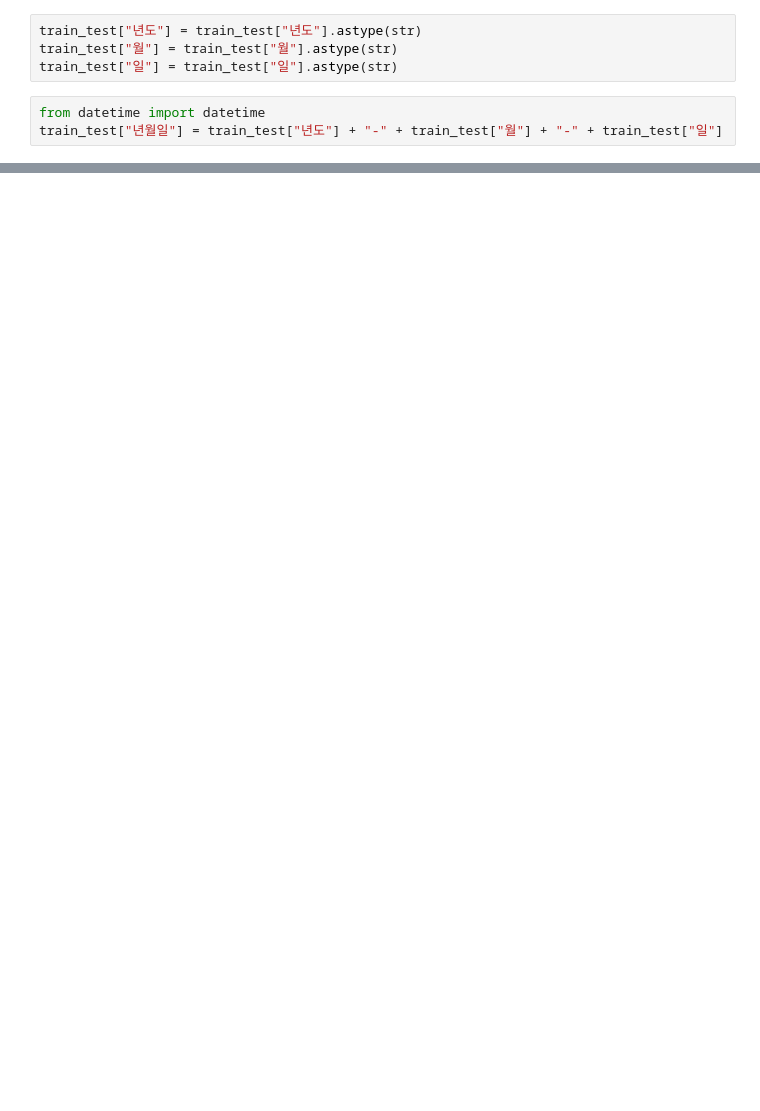
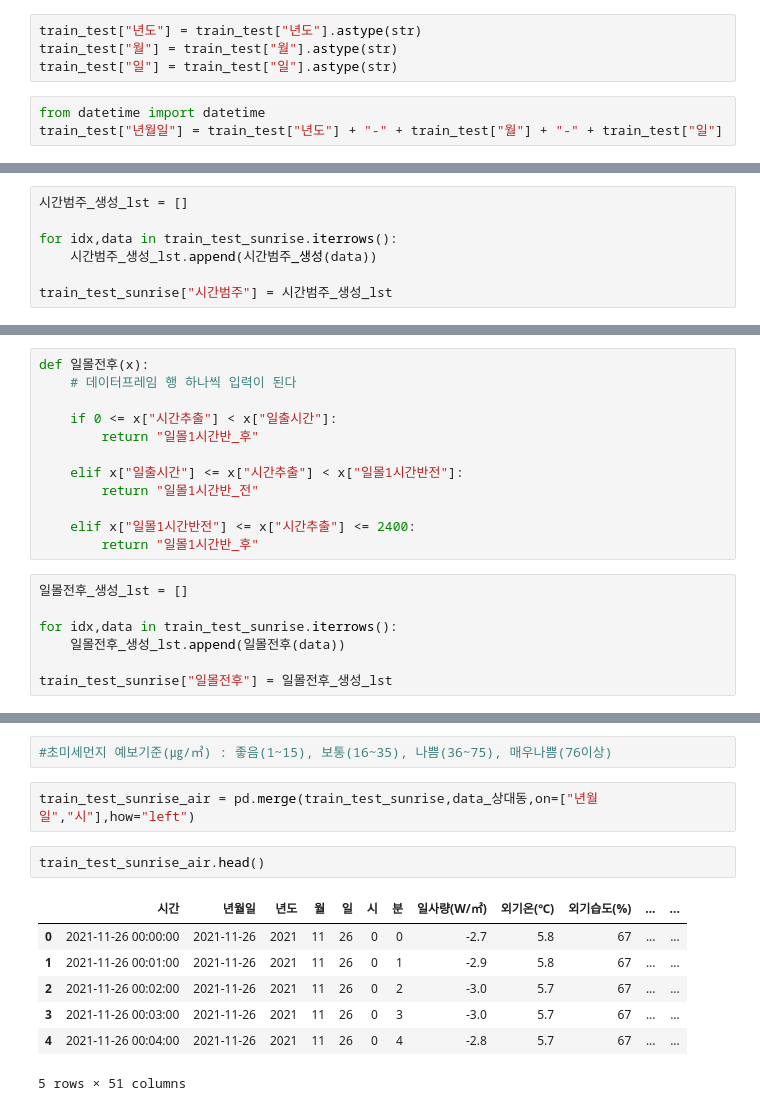
Before and after one commit to yxbxn/smart_farm, a Jupyter notebook: Code/추가변수 수집.ipynb, the cells around one changed output, grey strips where cells are left out. Drawn from its saved outputs; the diff is of its cells as text; blank space fills up the shorter version.

```diff
--- a/Code/추가변수 수집.ipynb
+++ b/Code/추가변수 수집.ipynb
@@ -703,0 +766,7 @@ train_test_sunrise.head(3)
+# %%
+시간범주_생성_lst = []
+
+for idx,data in train_test_sunrise.iterrows():
+    시간범주_생성_lst.append(시간범주_생성(data))
+
+train_test_sunrise["시간범주"] = 시간범주_생성_lst
@@ -703,0 +775,19 @@ train_test_sunrise.head(3)
+# %%
+def 일몰전후(x):
+    # 데이터프레임 행 하나씩 입력이 된다
+
+    if 0 <= x["시간추출"] < x["일출시간"]:
+        return "일몰1시간반_후"
+
+    elif x["일출시간"] <= x["시간추출"] < x["일몰1시간반전"]:
+        return "일몰1시간반_전"
+
+    elif x["일몰1시간반전"] <= x["시간추출"] <= 2400:
+        return "일몰1시간반_후"
+# %%
+일몰전후_생성_lst = []
+
+for idx,data in train_test_sunrise.iterrows():
+    일몰전후_생성_lst.append(일몰전후(data))
+
+train_test_sunrise["일몰전후"] = 일몰전후_생성_lst
@@ -703,0 +816,14 @@ train_test_sunrise.head(3)
+# %%
+#초미세먼지 예보기준(㎍/㎥) : 좋음(1~15), 보통(16~35), 나쁨(36~75), 매우나쁨(76이상)
+# %%
+train_test_sunrise_air = pd.merge(train_test_sunrise,data_상대동,on=["년월일","시"],how="left")
+# %%
+train_test_sunrise_air.head()
+# %% [output]
+|  | 시간 | 년월일 | 년도 | 월 | 일 | 시 | 분 | 일사량(W/㎡) | 외기온(℃) | 외기습도(%) | ... | ... |
+| 0 | 2021-11-26 00:00:00 | 2021-11-26 | 2021 | 11 | 26 | 0 | 0 | -2.7 | 5.8 | 67 | ... | ... |
+| 1 | 2021-11-26 00:01:00 | 2021-11-26 | 2021 | 11 | 26 | 0 | 1 | -2.9 | 5.8 | 67 | ... | ... |
+| 2 | 2021-11-26 00:02:00 | 2021-11-26 | 2021 | 11 | 26 | 0 | 2 | -3.0 | 5.7 | 67 | ... | ... |
+| 3 | 2021-11-26 00:03:00 | 2021-11-26 | 2021 | 11 | 26 | 0 | 3 | -3.0 | 5.7 | 67 | ... | ... |
+| 4 | 2021-11-26 00:04:00 | 2021-11-26 | 2021 | 11 | 26 | 0 | 4 | -2.8 | 5.7 | 67 | ... | ... |
+5 rows × 51 columns
```
Also changed, not shown: parts of 72 cells of this notebook.
